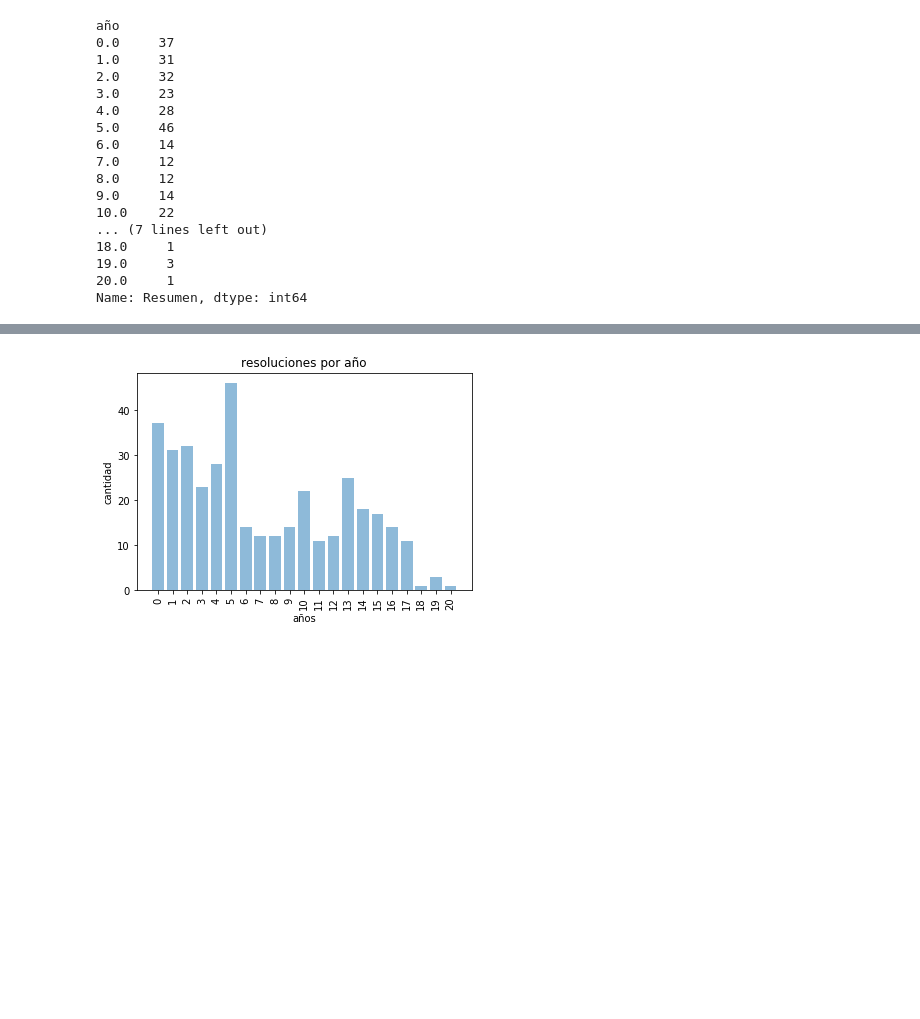
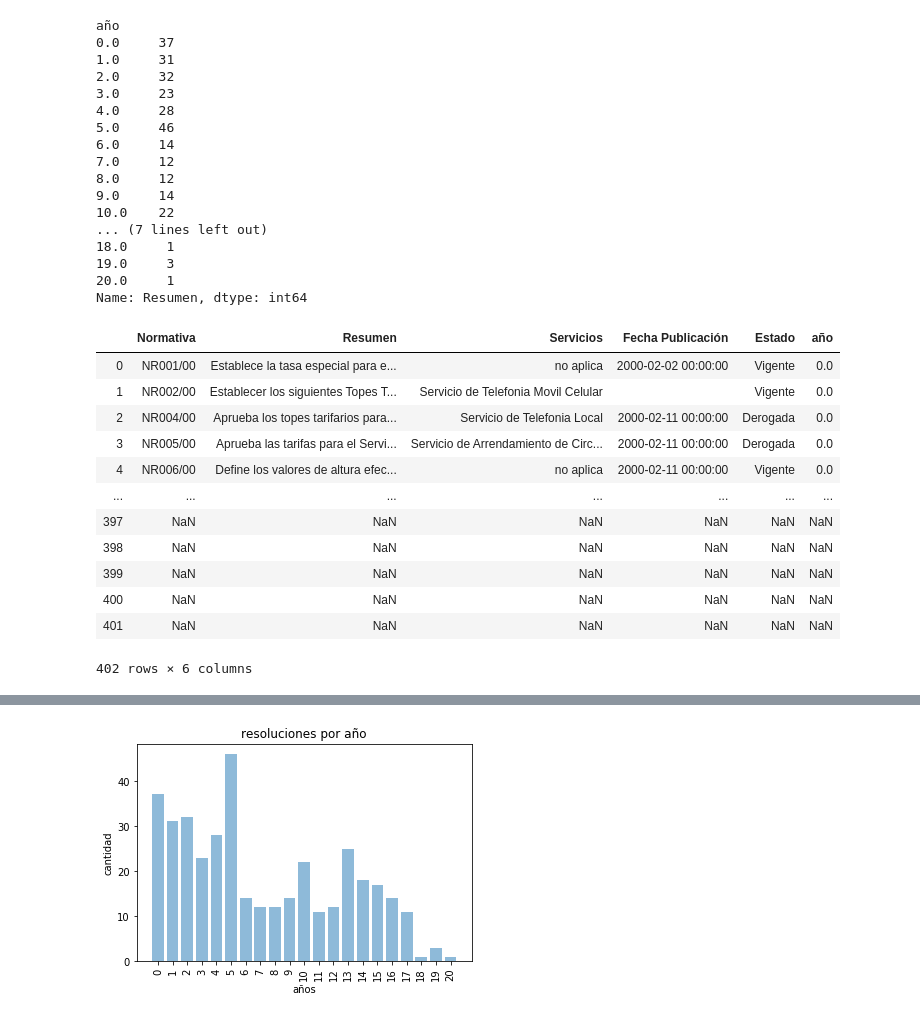
Before and after one commit to jguerrae/ProyectoReg, a Jupyter notebook: Telecomunicaciones/hd/LDA_hd.ipynb, the cells around one changed output, grey strips where cells are left out. Cells and saved outputs as stored; diff of their text form; code cells hidden in the pictures; blank space fills up the shorter version.

```diff
--- a/Telecomunicaciones/hd/LDA_hd.ipynb
+++ b/Telecomunicaciones/hd/LDA_hd.ipynb
@@ -45,3 +45,19 @@ año
 19.0     3
 20.0     1
 Name: Resumen, dtype: int64
+# %%
+df
+# %% [output]
+|  | Normativa | Resumen | Servicios | Fecha Publicación | Estado | año |
+| 0 | NR001/00 | Establece la tasa especial para e... | no aplica | 2000-02-02 00:00:00 | Vigente | 0.0 |
+| 1 | NR002/00 | Establecer los siguientes Topes T... | Servicio de Telefonia Movil Celular |  | Vigente | 0.0 |
+| 2 | NR004/00 | Aprueba los topes tarifarios para... | Servicio de Telefonia Local | 2000-02-11 00:00:00 | Derogada | 0.0 |
+| 3 | NR005/00 | Aprueba las tarifas para el Servi... | Servicio de Arrendamiento de Circ... | 2000-02-11 00:00:00 | Derogada | 0.0 |
+| 4 | NR006/00 | Define los valores de altura efec... | no aplica | 2000-02-11 00:00:00 | Vigente | 0.0 |
+| ... | ... | ... | ... | ... | ... | ... |
+| 397 | NaN | NaN | NaN | NaN | NaN | NaN |
+| 398 | NaN | NaN | NaN | NaN | NaN | NaN |
+| 399 | NaN | NaN | NaN | NaN | NaN | NaN |
+| 400 | NaN | NaN | NaN | NaN | NaN | NaN |
+| 401 | NaN | NaN | NaN | NaN | NaN | NaN |
+402 rows × 6 columns
```
Also changed, not shown: parts of 2 cells of this notebook, 6 other files.
